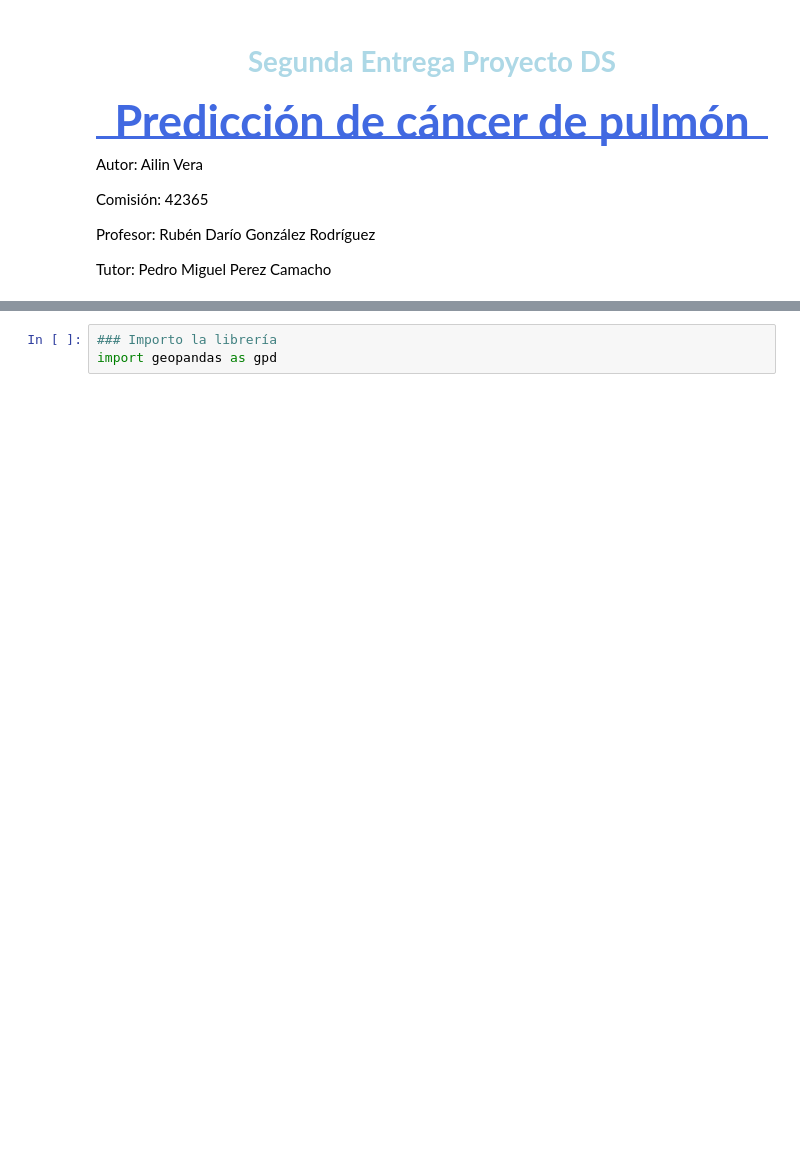
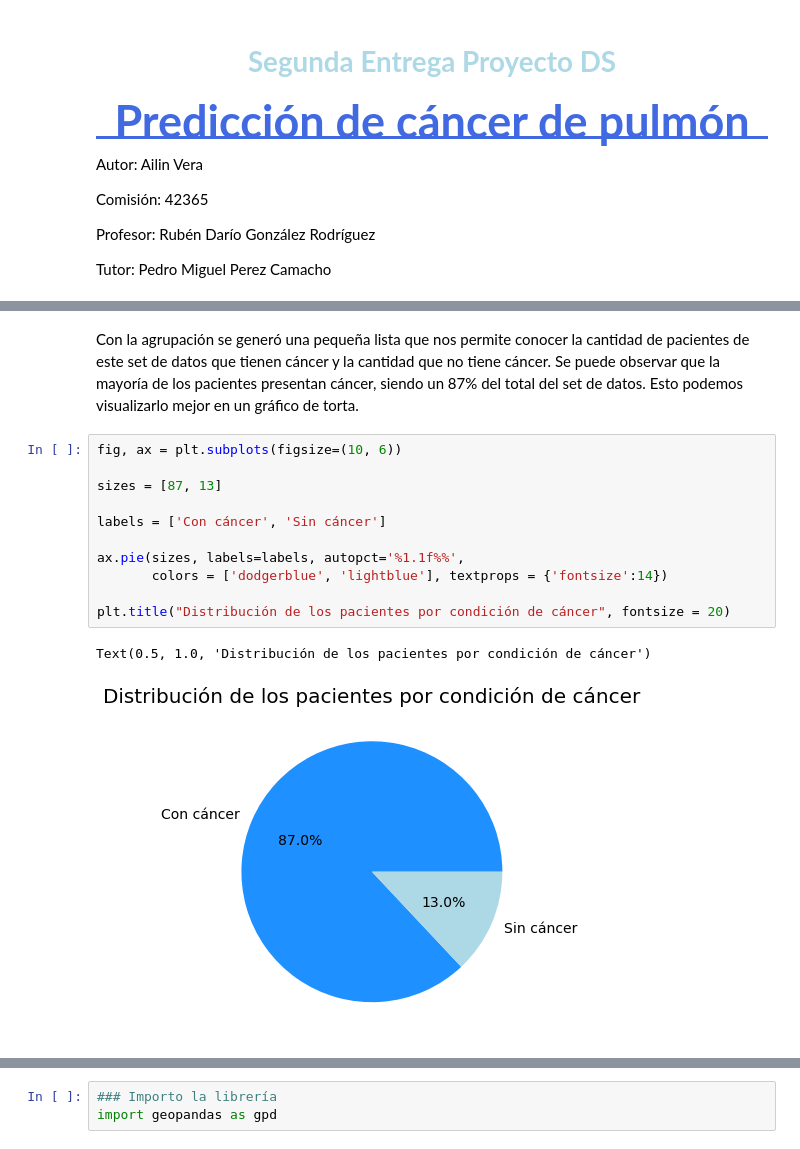
Before and after one commit to ailinvera/Data_Science, a Jupyter notebook: SegundaEntrega-Vera_Ailin/SegundaEntrega-Vera_Ailin.ipynb, the cells around one changed output, grey strips where cells are left out. Drawn from its saved outputs; the diff is of its cells as text; blank space fills up the shorter version.

```diff
--- a/SegundaEntrega-Vera_Ailin/SegundaEntrega-Vera_Ailin.ipynb
+++ b/SegundaEntrega-Vera_Ailin/SegundaEntrega-Vera_Ailin.ipynb
@@ -451,0 +215,16 @@ Para poder trabajar con mapas puedo utilizar la librería geopandas, que trabaja
+# %% [markdown]
+Con la agrupación se generó una pequeña lista que nos permite conocer la cantidad de pacientes de este set de datos que tienen cáncer y la cantidad que no tiene cáncer. Se puede observar que la mayoría de los pacientes presentan cáncer, siendo un 87% del total del set de datos. Esto podemos visualizarlo mejor en un gráfico de torta.
+# %%
+fig, ax = plt.subplots(figsize=(10, 6))
+
+sizes = [87, 13]
+
+labels = ['Con cáncer', 'Sin cáncer']
+
+ax.pie(sizes, labels=labels, autopct='%1.1f%%',
+       colors = ['dodgerblue', 'lightblue'], textprops = {'fontsize':14})
+
+plt.title("Distribución de los pacientes por condición de cáncer", fontsize = 20)
+# %% [output]
+Text(0.5, 1.0, 'Distribución de los pacientes por condición de cáncer')
+[figure, added]
```
Also changed, not shown: parts of 110 cells of this notebook, 3 other files.
